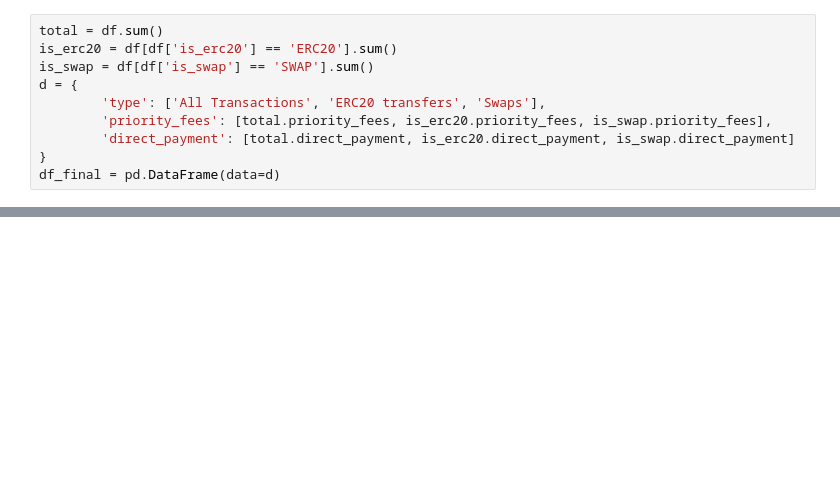
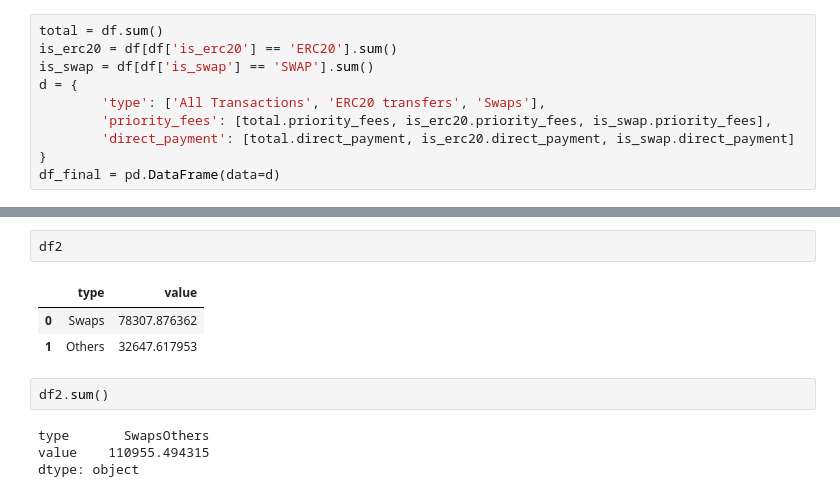
Before and after one commit to ankitchiplunkar/crypto_charts, a Jupyter notebook: notebooks/OFA research.ipynb, the cells around one changed output, grey strips where cells are left out. Saved outputs shown, nothing was run; the diff lists cells and outputs as text; blank space fills up the shorter version.

```diff
--- a/notebooks/OFA research.ipynb
+++ b/notebooks/OFA research.ipynb
@@ -143,0 +136,12 @@ fig.show()
+# %%
+df2
+# %% [output]
+|  | type | value |
+| 0 | Swaps | 78307.876362 |
+| 1 | Others | 32647.617953 |
+# %%
+df2.sum()
+# %% [output]
+type       SwapsOthers
+value    110955.494315
+dtype: object
```
Also changed, not shown: parts of 7 cells of this notebook.
